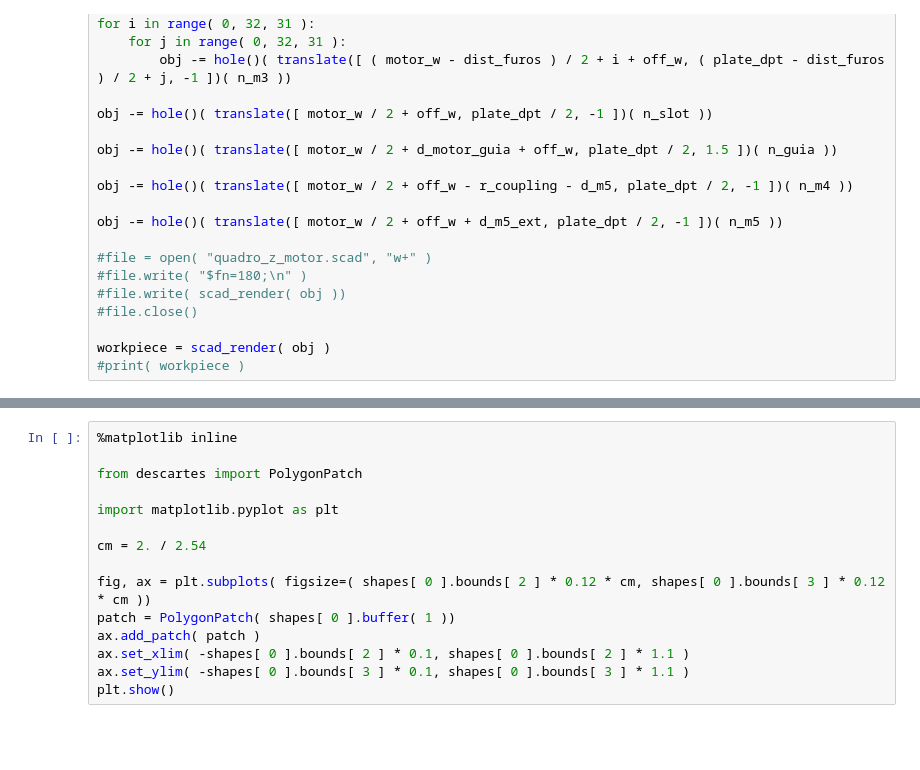
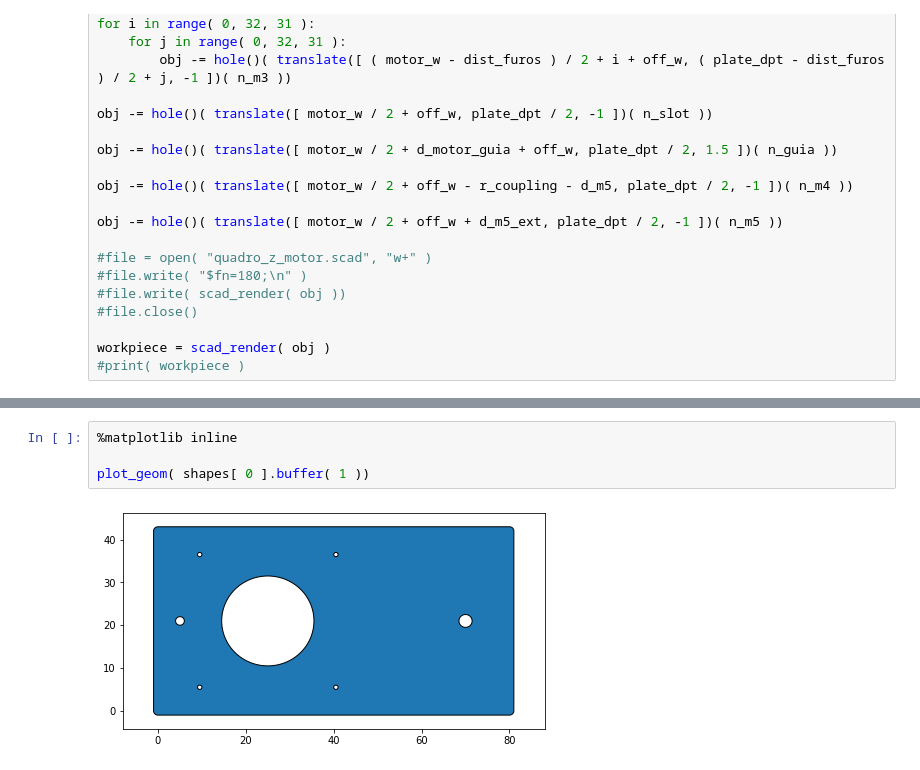
Before and after one commit to casson-projects-2020/active-bolt, a Jupyter notebook: hard/cartesian/able_driad.ipynb, the cells around one changed output, grey strips where cells are left out. Saved outputs shown, nothing was run; the diff lists cells and outputs as text; blank space fills up the shorter version.

```diff
--- a/hard/cartesian/able_driad.ipynb
+++ b/hard/cartesian/able_driad.ipynb
@@ -267,15 +287,6 @@ plt.show()
 # %%
 %matplotlib inline
 
-from descartes import PolygonPatch
-
-import matplotlib.pyplot as plt
-
-cm = 2. / 2.54
-
-fig, ax = plt.subplots( figsize=( shapes[ 0 ].bounds[ 2 ] * 0.12 * cm, shapes[ 0 ].bounds[ 3 ] * 0.12 * cm ))
-patch = PolygonPatch( shapes[ 0 ].buffer( 1 ))
-ax.add_patch( patch )
-ax.set_xlim( -shapes[ 0 ].bounds[ 2 ] * 0.1, shapes[ 0 ].bounds[ 2 ] * 1.1 )
-ax.set_ylim( -shapes[ 0 ].bounds[ 3 ] * 0.1, shapes[ 0 ].bounds[ 3 ] * 1.1 )
-plt.show()
+plot_geom( shapes[ 0 ].buffer( 1 ))
+# %% [output]
+[figure, added]
```
Also changed, not shown: parts of 11 cells of this notebook.
